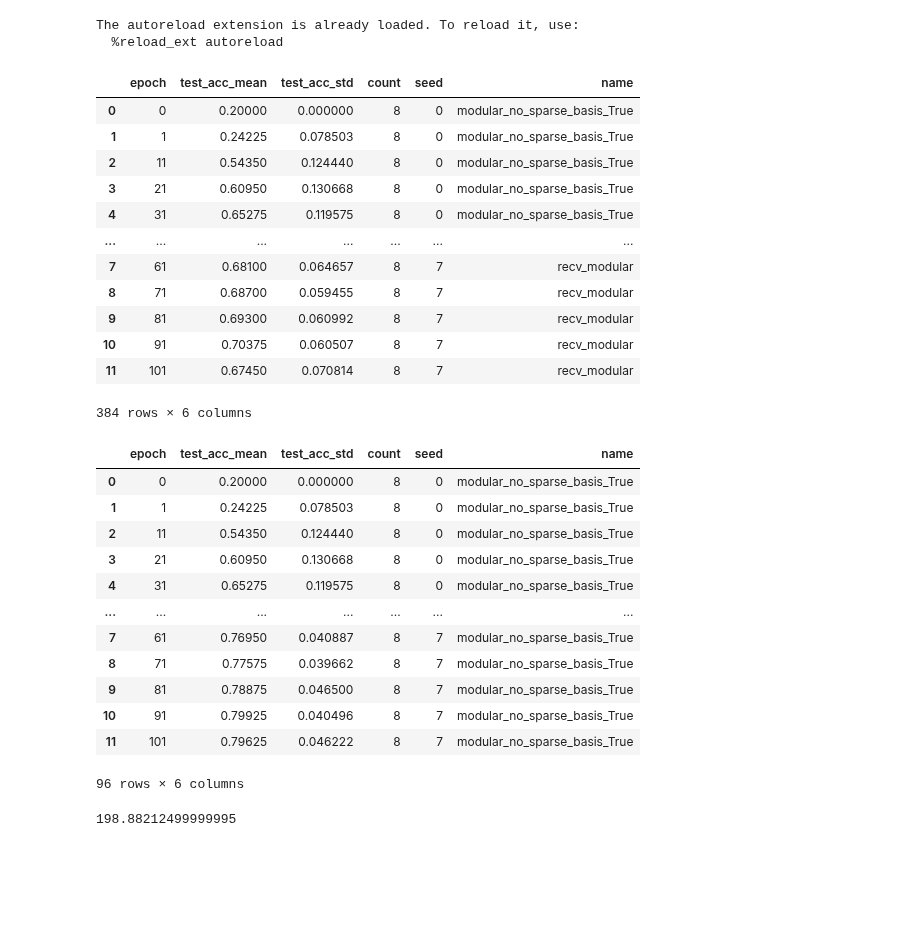
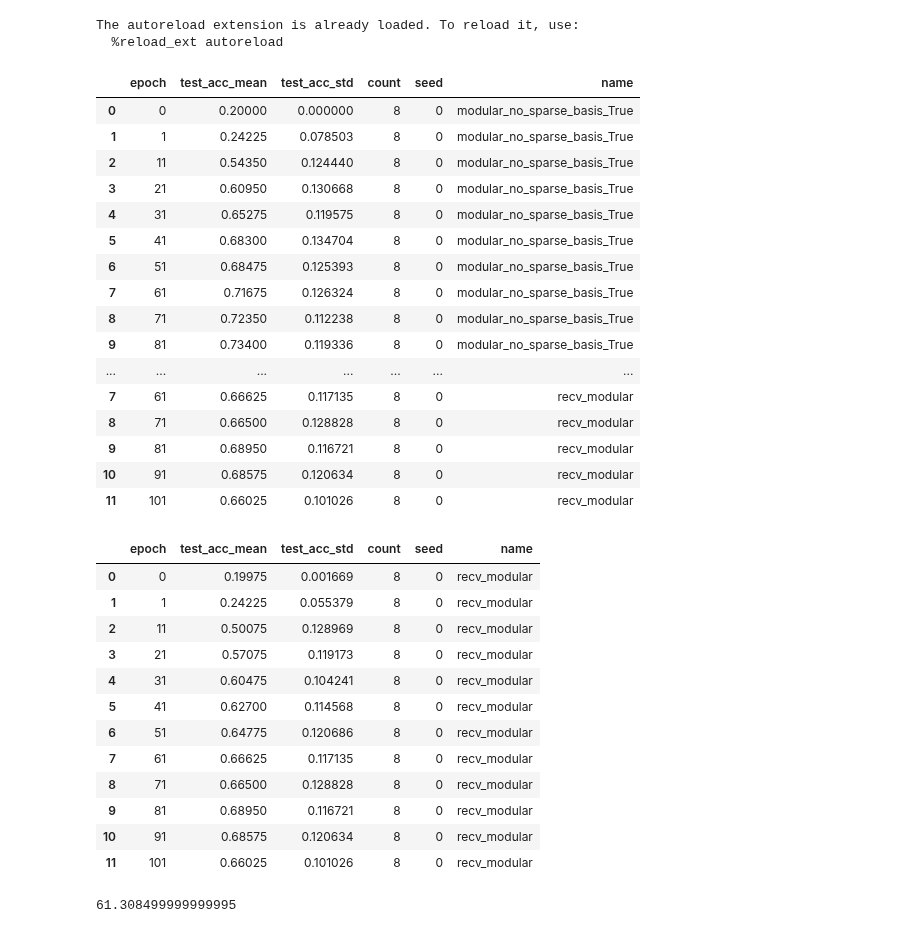
Before and after one commit to vlongle/learning-hive, a Jupyter notebook: plot_learning_curve.ipynb, the cells around one changed output. Cells and saved outputs as stored; diff of their text form; code cells hidden in the pictures; blank space fills up the shorter version.

```diff
--- a/plot_learning_curve.ipynb
+++ b/plot_learning_curve.ipynb
@@ -204,7 +204,7 @@ def get_save_dirs_recv(dataset, seed):
             #                                     dataset, algo, num_trains_per_class, use_contrastive_opt, seed)
             # save_dirs[name] = get_save_dir("rerun_opt_heuristic_experiment_results", "heuristic_budget_20_enforce_balance_True_mem_160",
             #                                     dataset, algo, num_trains_per_class, use_contrastive_opt, seed)
-            save_dirs[name] = get_save_dir(".", "heuristic_budget_0_enforce_balance_True_mem_32",
+            save_dirs[name] = get_save_dir("debug_cifar_experiments", "vanilla",
                                                 dataset, algo, num_trains_per_class, use_contrastive_opt, seed)
     return save_dirs
 
@@ -461,35 +461,39 @@ df
 | 2 | 11 | 0.54350 | 0.124440 | 8 | 0 | modular_no_sparse_basis_True |
 | 3 | 21 | 0.60950 | 0.130668 | 8 | 0 | modular_no_sparse_basis_True |
 | 4 | 31 | 0.65275 | 0.119575 | 8 | 0 | modular_no_sparse_basis_True |
+| 5 | 41 | 0.68300 | 0.134704 | 8 | 0 | modular_no_sparse_basis_True |
+| 6 | 51 | 0.68475 | 0.125393 | 8 | 0 | modular_no_sparse_basis_True |
+| 7 | 61 | 0.71675 | 0.126324 | 8 | 0 | modular_no_sparse_basis_True |
+| 8 | 71 | 0.72350 | 0.112238 | 8 | 0 | modular_no_sparse_basis_True |
+| 9 | 81 | 0.73400 | 0.119336 | 8 | 0 | modular_no_sparse_basis_True |
 | ... | ... | ... | ... | ... | ... | ... |
-| 7 | 61 | 0.68100 | 0.064657 | 8 | 7 | recv_modular |
-| 8 | 71 | 0.68700 | 0.059455 | 8 | 7 | recv_modular |
-| 9 | 81 | 0.69300 | 0.060992 | 8 | 7 | recv_modular |
-| 10 | 91 | 0.70375 | 0.060507 | 8 | 7 | recv_modular |
-| 11 | 101 | 0.67450 | 0.070814 | 8 | 7 | recv_modular |
+| 7 | 61 | 0.66625 | 0.117135 | 8 | 0 | recv_modular |
+| 8 | 71 | 0.66500 | 0.128828 | 8 | 0 | recv_modular |
+| 9 | 81 | 0.68950 | 0.116721 | 8 | 0 | recv_modular |
+| 10 | 91 | 0.68575 | 0.120634 | 8 | 0 | recv_modular |
+| 11 | 101 | 0.66025 | 0.101026 | 8 | 0 | recv_modular |
-384 rows × 6 columns
 # %%
-# df = df[df['name'] == 'recv_modular']
-df = df[df['name'] == 'modular_no_sparse_basis_True']
+df = df[df['name'] == 'recv_modular']
+# df = df[df['name'] == 'modular_no_sparse_basis_True']
 df
 # %% [output]
 |  | epoch | test_acc_mean | test_acc_std | count | seed | name |
-| 0 | 0 | 0.20000 | 0.000000 | 8 | 0 | modular_no_sparse_basis_True |
-| 1 | 1 | 0.24225 | 0.078503 | 8 | 0 | modular_no_sparse_basis_True |
-| 2 | 11 | 0.54350 | 0.124440 | 8 | 0 | modular_no_sparse_basis_True |
-| 3 | 21 | 0.60950 | 0.130668 | 8 | 0 | modular_no_sparse_basis_True |
-| 4 | 31 | 0.65275 | 0.119575 | 8 | 0 | modular_no_sparse_basis_True |
-| ... | ... | ... | ... | ... | ... | ... |
-| 7 | 61 | 0.76950 | 0.040887 | 8 | 7 | modular_no_sparse_basis_True |
-| 8 | 71 | 0.77575 | 0.039662 | 8 | 7 | modular_no_sparse_basis_True |
-| 9 | 81 | 0.78875 | 0.046500 | 8 | 7 | modular_no_sparse_basis_True |
-| 10 | 91 | 0.79925 | 0.040496 | 8 | 7 | modular_no_sparse_basis_True |
-| 11 | 101 | 0.79625 | 0.046222 | 8 | 7 | modular_no_sparse_basis_True |
+| 0 | 0 | 0.19975 | 0.001669 | 8 | 0 | recv_modular |
+| 1 | 1 | 0.24225 | 0.055379 | 8 | 0 | recv_modular |
+| 2 | 11 | 0.50075 | 0.128969 | 8 | 0 | recv_modular |
+| 3 | 21 | 0.57075 | 0.119173 | 8 | 0 | recv_modular |
+| 4 | 31 | 0.60475 | 0.104241 | 8 | 0 | recv_modular |
+| 5 | 41 | 0.62700 | 0.114568 | 8 | 0 | recv_modular |
+| 6 | 51 | 0.64775 | 0.120686 | 8 | 0 | recv_modular |
+| 7 | 61 | 0.66625 | 0.117135 | 8 | 0 | recv_modular |
+| 8 | 71 | 0.66500 | 0.128828 | 8 | 0 | recv_modular |
+| 9 | 81 | 0.68950 | 0.116721 | 8 | 0 | recv_modular |
+| 10 | 91 | 0.68575 | 0.120634 | 8 | 0 | recv_modular |
+| 11 | 101 | 0.66025 | 0.101026 | 8 | 0 | recv_modular |
-96 rows × 6 columns
 # %%
 np.trapz(df['test_acc_mean'], df['epoch'])
 # %% [output]
-198.88212499999995
+61.308499999999995
 # %%
 plot_learning_curve_dataset(dataset_agg_dfs, remap_name=remap_name, colormap=colormap,
                             mode=mode, save_fig_path=f'Figures/{what_to_plot}_lc.pdf',
```
Also changed, not shown: parts of 4 cells of this notebook, 6 other files.
